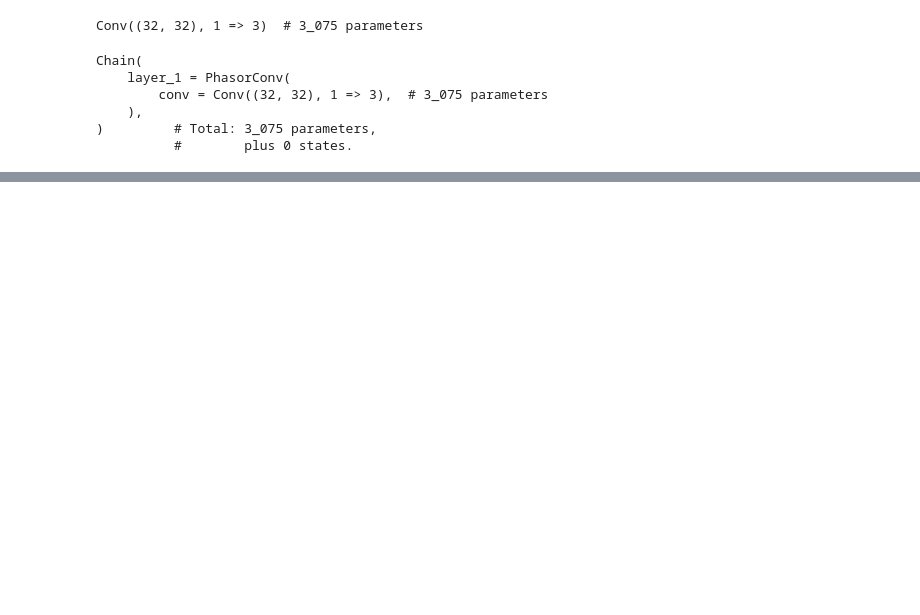
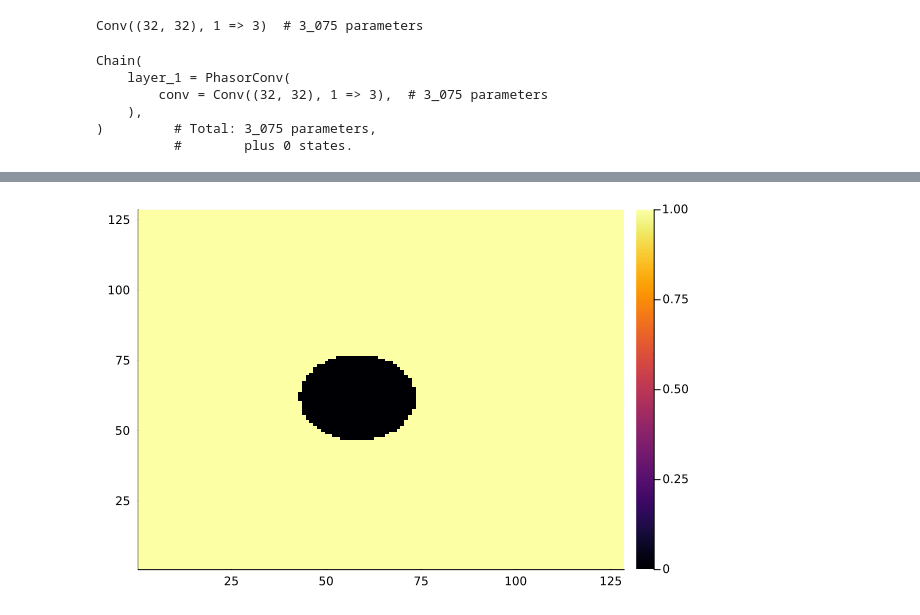
Before and after one commit to wilkieolin/PhasorNetworks.jl, a Jupyter notebook: demos/network_conv.ipynb, the cells around one changed output, grey strips where cells are left out. Saved outputs shown, nothing was run; the diff lists cells and outputs as text; code cells hidden in the pictures; blank space fills up the shorter version.

```diff
--- a/demos/network_conv.ipynb
+++ b/demos/network_conv.ipynb
@@ -194,3 +310,5 @@ Chain(
     ),
 )         # Total: 3_075 parameters,
           #        plus 0 states.
+# %%
+cx0 = angle_to_complex(x0 .* 0.5f0);
@@ -197,3 +319,7 @@ Chain(
+# %%
+heatmap(real.(cdev(cx0[:,:,1,1])))
+# %% [output]
+[figure, added]
 # %%
 psp, stp = Lux.setup(rng, m1) .|> gdev
 # %% [output]
```
Also changed, not shown: parts of 59 cells of this notebook, 11 other files.
